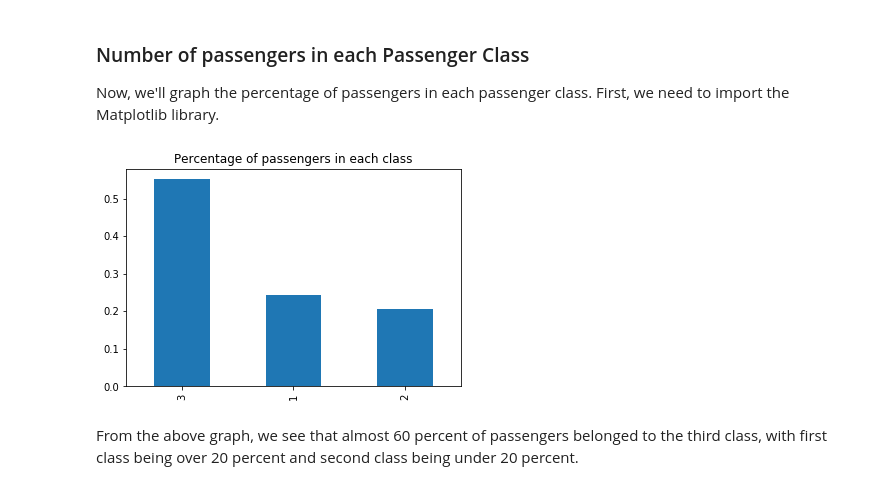
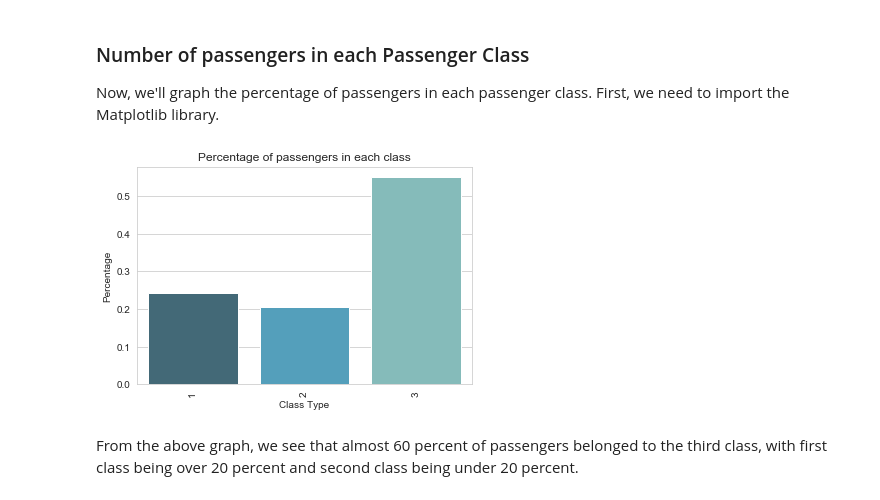
Before and after one commit to hosadman/titanic-survivor-prediction, a Jupyter notebook: Titanic-Survivor-Prediction-Analysis.ipynb, the cells around one changed output. Drawn from its saved outputs; the diff is of its cells as text; code cells hidden in the pictures.

Commit message:
Updated matplotlib graphs to seaborn graphs

```diff
--- a/Titanic-Survivor-Prediction-Analysis.ipynb
+++ b/Titanic-Survivor-Prediction-Analysis.ipynb
@@ -67,13 +67,20 @@ Now, we'll graph the percentage of passengers in each passenger class. First, we
 # %%
 %matplotlib inline
 import matplotlib.pyplot as plt
+import seaborn as sns
 
-df['Pclass'].value_counts(normalize=True).plot(kind='bar')
+sns.set_style('whitegrid')
+
+plf = df['Pclass'].value_counts(normalize=True)
+plfg = sns.barplot(x=plf.index, y=plf, palette="GnBu_d")
+plt.xlabel('Class Type')
+plt.ylabel('Percentage')
 plt.title('Percentage of passengers in each class')
+plfg.set_xticklabels(plfg.get_xticklabels(), rotation=90)
 
 plt.show()
 # %% [output]
-[figure, old version]
+[figure, new version]
 # %% [markdown]
 From the above graph, we see that almost 60 percent of passengers belonged to the third class, with first class being over 20 percent and second class being under 20 percent.
 # %% [markdown]
```
Also changed, not shown: parts of 3 cells of this notebook.
